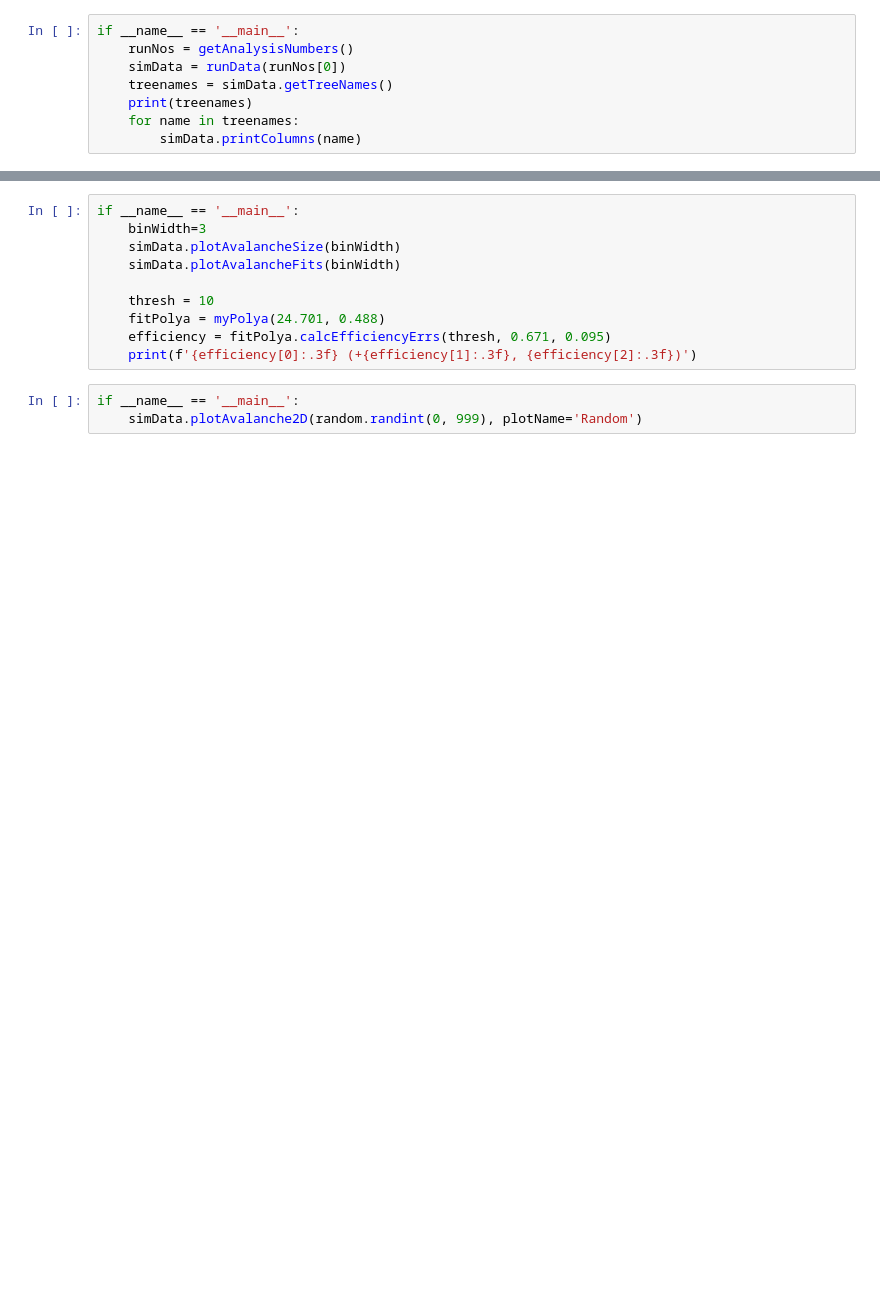
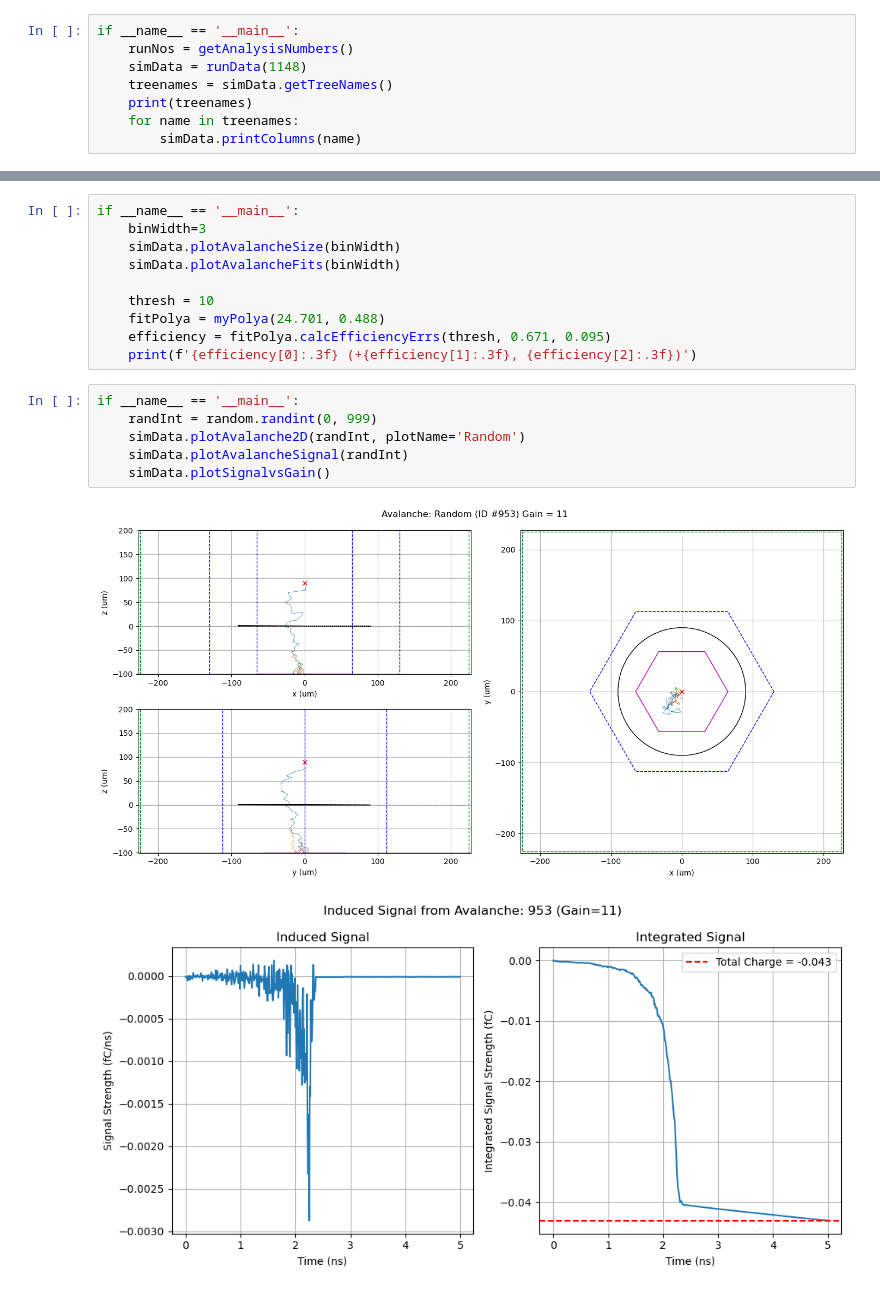
Before and after one commit to pltrogon/fims, a Jupyter notebook: Analysis/avalancheAnalysis.ipynb, the cells around one changed output, grey strips where cells are left out. Cells and saved outputs as stored; diff of their text form; blank space fills up the shorter version.

Commit message:
CPAD plots. Better IBN err calculations. prepping for merge into WIP - safe for merge into main.

```diff
--- a/Analysis/avalancheAnalysis.ipynb
+++ b/Analysis/avalancheAnalysis.ipynb
@@ -12,7 +12,7 @@ from polyaClass import myPolya
 # %%
 if __name__ == '__main__':
     runNos = getAnalysisNumbers()
-    simData = runData(runNos[0])
+    simData = runData(1148)
     treenames = simData.getTreeNames()
     print(treenames)
     for name in treenames:
@@ -29,4 +48,10 @@ if __name__ == '__main__':
     print(f'{efficiency[0]:.3f} (+{efficiency[1]:.3f}, {efficiency[2]:.3f})')
 # %%
 if __name__ == '__main__':
-    simData.plotAvalanche2D(random.randint(0, 999), plotName='Random')
+    randInt = random.randint(0, 999)
+    simData.plotAvalanche2D(randInt, plotName='Random')
+    simData.plotAvalancheSignal(randInt)
+    simData.plotSignalvsGain()
+# %% [output]
+[figure, added]
+[figure, added]
```
Also changed, not shown: parts of 16 cells of this notebook, 8 other files.
